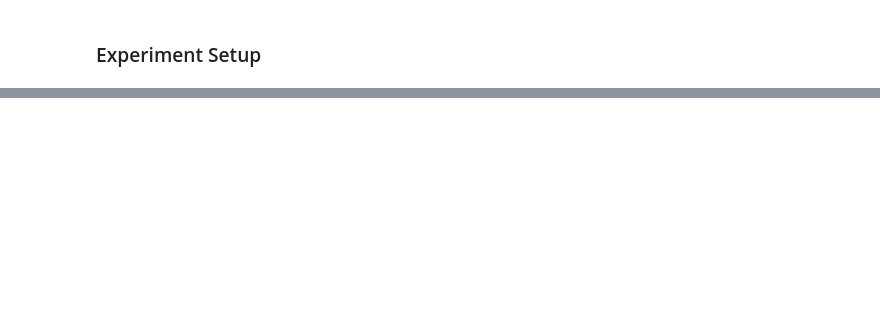
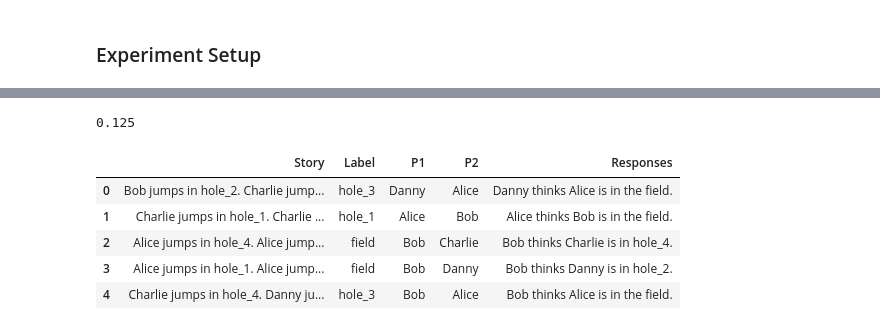
Before and after one commit to jbliu52/StoryTrustSim, a Jupyter notebook: pilot.ipynb, the cells around one changed output, grey strips where cells are left out. Cells and saved outputs as stored; diff of their text form; code cells hidden in the pictures; blank space fills up the shorter version.

```diff
--- a/pilot.ipynb
+++ b/pilot.ipynb
@@ -175,0 +384,16 @@ Bob jumps in hole_1
+# %%
+#df.apply(lambda x: x['Label'] in x['Responses'], axis=1)
+#df.to_csv("saved_results/gpt4_40_doubletom.csv", index=False)
+5/40
+# %% [output]
+0.125
+# %%
+d = pd.read_csv('saved_results/gpt4_40_3moves_pilot.csv')
+d.head()
+# %% [output]
+|  | Story | Label | P1 | P2 | Responses |
+| 0 | Bob jumps in hole_2. Charlie jump... | hole_3 | Danny | Alice | Danny thinks Alice is in the field. |
+| 1 | Charlie jumps in hole_1. Charlie ... | hole_1 | Alice | Bob | Alice thinks Bob is in the field. |
+| 2 | Alice jumps in hole_4. Alice jump... | field | Bob | Charlie | Bob thinks Charlie is in hole_4. |
+| 3 | Alice jumps in hole_1. Alice jump... | field | Bob | Danny | Bob thinks Danny is in hole_2. |
+| 4 | Charlie jumps in hole_4. Danny ju... | hole_3 | Bob | Alice | Bob thinks Alice is in the field. |
```
Also changed, not shown: parts of 22 cells of this notebook, 31 other files.
